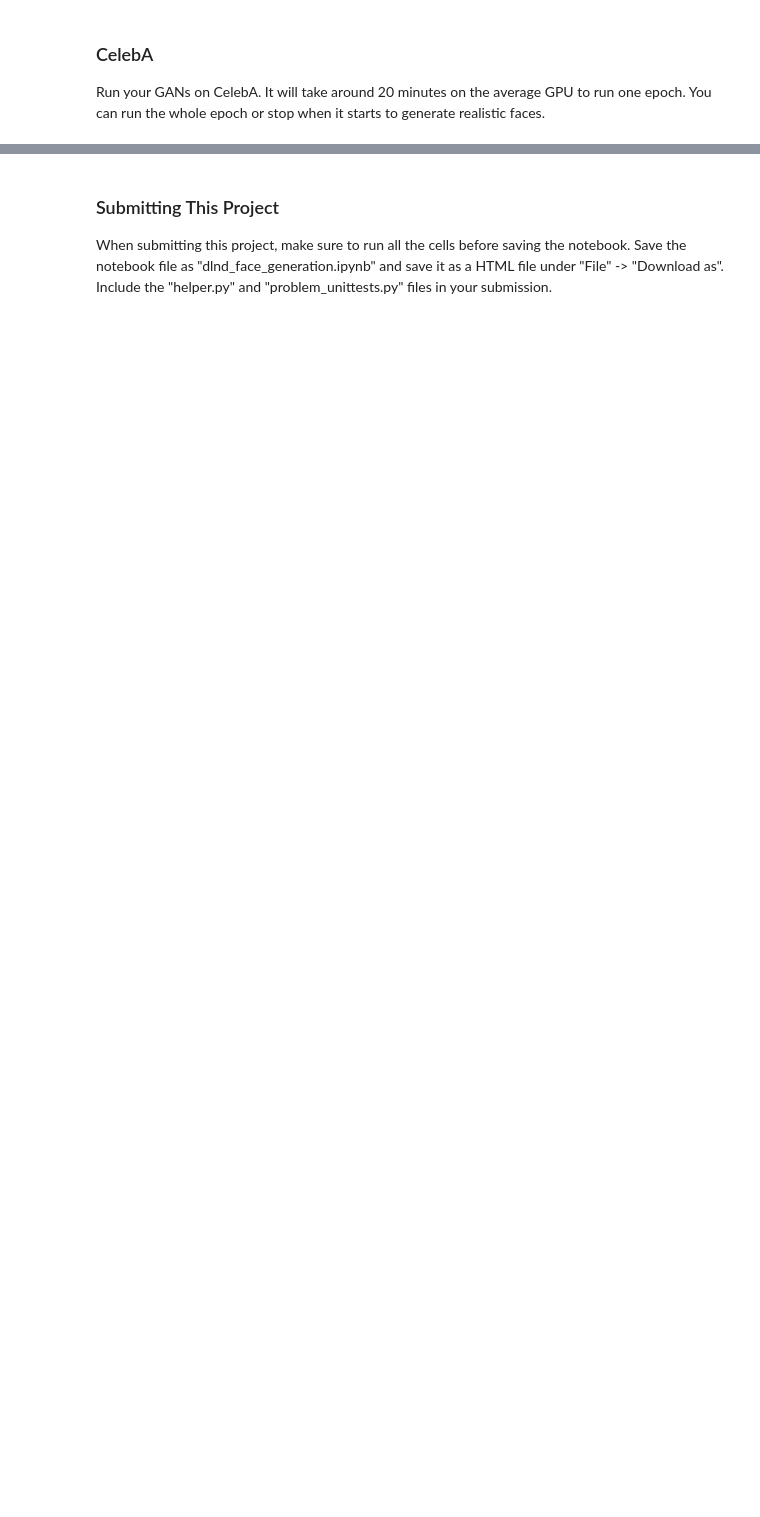
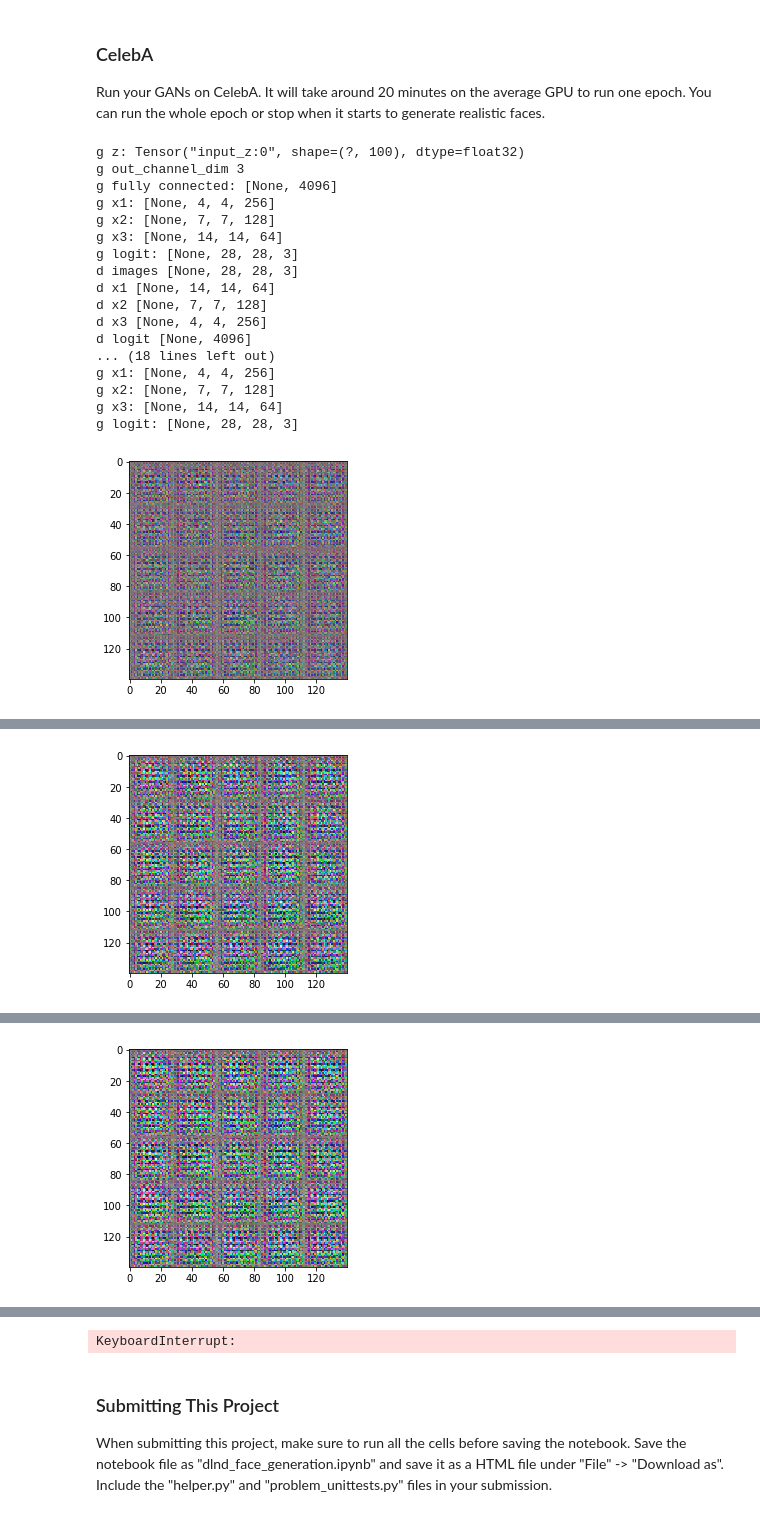
Before and after one commit to sokabayashi/deep-learning, a Jupyter notebook: face_generation/dlnd_face_generation.ipynb, the cells around one changed output, grey strips where cells are left out. Drawn from its saved outputs; the diff is of its cells as text; code cells hidden in the pictures; blank space fills up the shorter version.

```diff
--- a/face_generation/dlnd_face_generation.ipynb
+++ b/face_generation/dlnd_face_generation.ipynb
@@ -578,18 +631,37 @@ g logit: [None, 28, 28, 1]
 ### CelebA
 Run your GANs on CelebA.  It will take around 20 minutes on the average GPU to run one epoch.  You can run the whole epoch or stop when it starts to generate realistic faces.
 # %%
-batch_size = None
-z_dim = None
-learning_rate = None
-beta1 = None
+batch_size = 32
+z_dim = 100
+learning_rate = 0.0002
+beta1 = 0.5
 
 
 """
 DON'T MODIFY ANYTHING IN THIS CELL THAT IS BELOW THIS LINE
 """
 epochs = 1
 
 celeba_dataset = helper.Dataset('celeba', glob(os.path.join(data_dir, 'img_align_celeba/*.jpg')))
 with tf.Graph().as_default():
     train(epochs, batch_size, z_dim, learning_rate, beta1, celeba_dataset.get_batches,
           celeba_dataset.shape, celeba_dataset.image_mode)
+# %% [output]
+g z: Tensor("input_z:0", shape=(?, 100), dtype=float32)
+g out_channel_dim 3
+g fully connected: [None, 4096]
+g x1: [None, 4, 4, 256]
+g x2: [None, 7, 7, 128]
+g x3: [None, 14, 14, 64]
+g logit: [None, 28, 28, 3]
+d images [None, 28, 28, 3]
+d x1 [None, 14, 14, 64]
+d x2 [None, 7, 7, 128]
+d x3 [None, 4, 4, 256]
+d logit [None, 4096]
+... (18 lines left out)
+g x1: [None, 4, 4, 256]
+g x2: [None, 7, 7, 128]
+g x3: [None, 14, 14, 64]
+g logit: [None, 28, 28, 3]
+[figure, added]
@@ -595,0 +685 @@ with tf.Graph().as_default():
+[figure, added]
@@ -595,0 +703 @@ with tf.Graph().as_default():
+[figure, added]
@@ -596,3 +729,4 @@ with tf.Graph().as_default():
+KeyboardInterrupt:
 # %% [markdown]
 ### Submitting This Project
 When submitting this project, make sure to run all the cells before saving the notebook. Save the notebook file as "dlnd_face_generation.ipynb" and save it as a HTML file under "File" -> "Download as". Include the "helper.py" and "problem_unittests.py" files in your submission.
```
Also changed, not shown: parts of 8 cells of this notebook.
